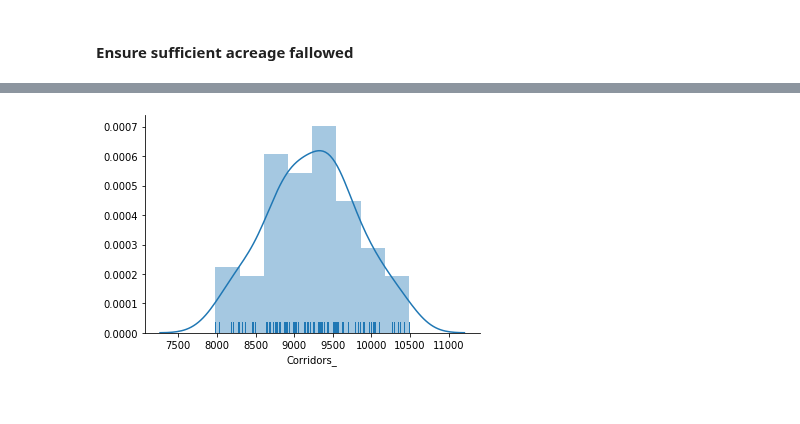
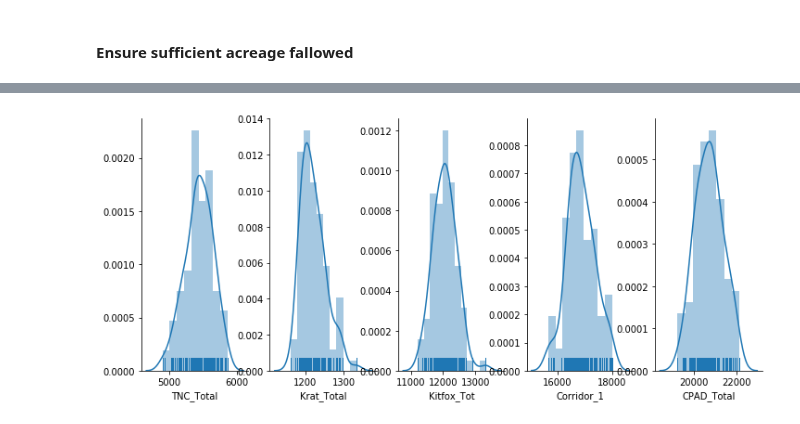
Before and after one commit to eanderson-ei/cv-mbom, a Jupyter notebook: notebooks/020-business-as-usual.ipynb, the cells around one changed output, grey strips where cells are left out. Cells and saved outputs as stored; diff of their text form; code cells hidden in the pictures.

```diff
--- a/notebooks/020-business-as-usual.ipynb
+++ b/notebooks/020-business-as-usual.ipynb
@@ -145,8 +155,13 @@ The 'normed' kwarg was deprecated in Matplotlib 2.1 and will be removed in 3.1.
-# %%
-sns.distplot(trials['Corridors_'], rug=True)
-sns.despine()
-# %% [output]
-[figure, removed]
+# %%
+fig, axes = plt.subplots(1,5)
+
+for i in range(5):
+    ax = axes[i]
+    eco_service = outcome_cols[-5:][i]
+    sns.distplot(trials[eco_service], rug=True, ax=ax)
+    sns.despine()
+# %% [output]
+[figure, added]
 # %%
 sns.distplot(trials['FieldCropP'], rug=True)
 sns.despine()
```
Also changed, not shown: parts of 9 cells of this notebook, 13 other files.
